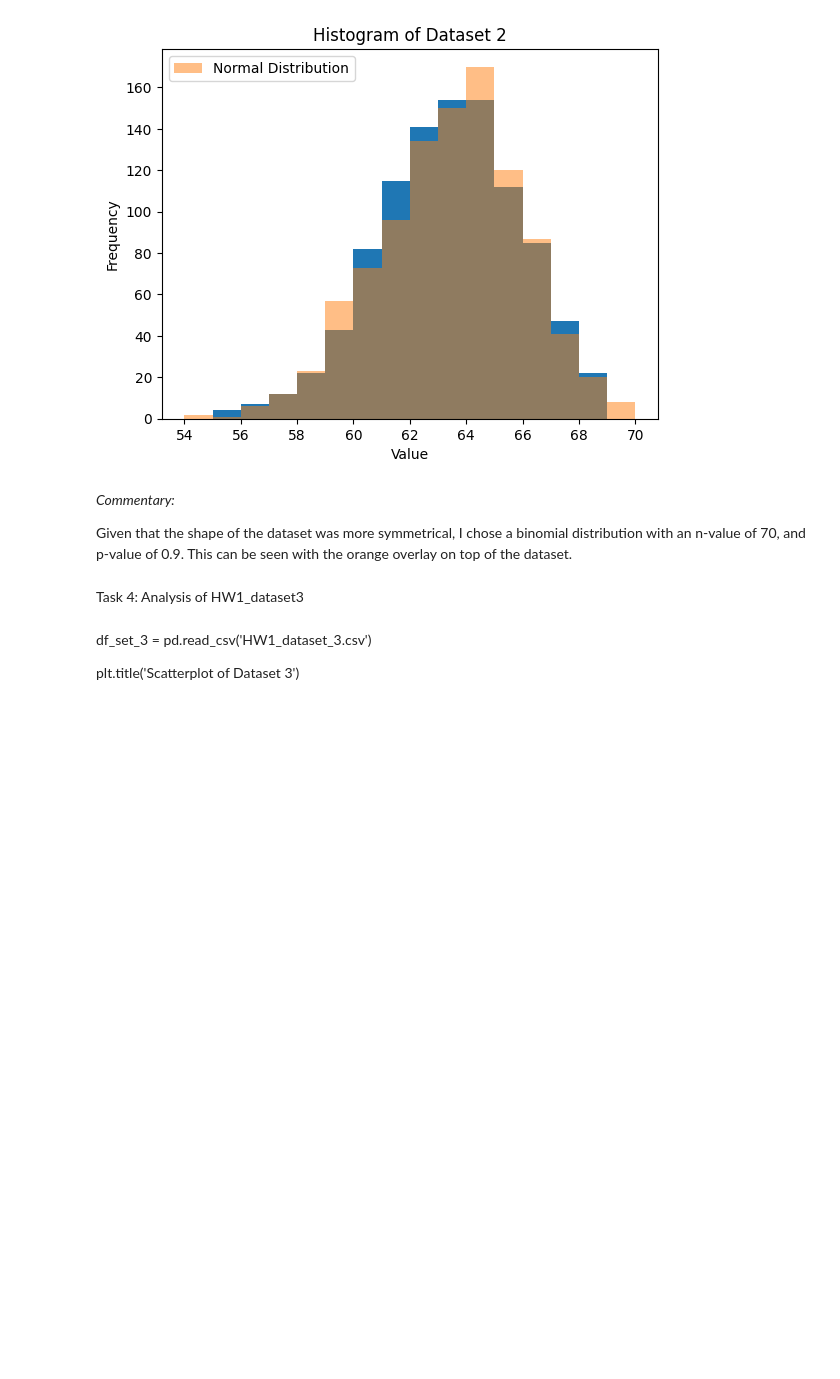
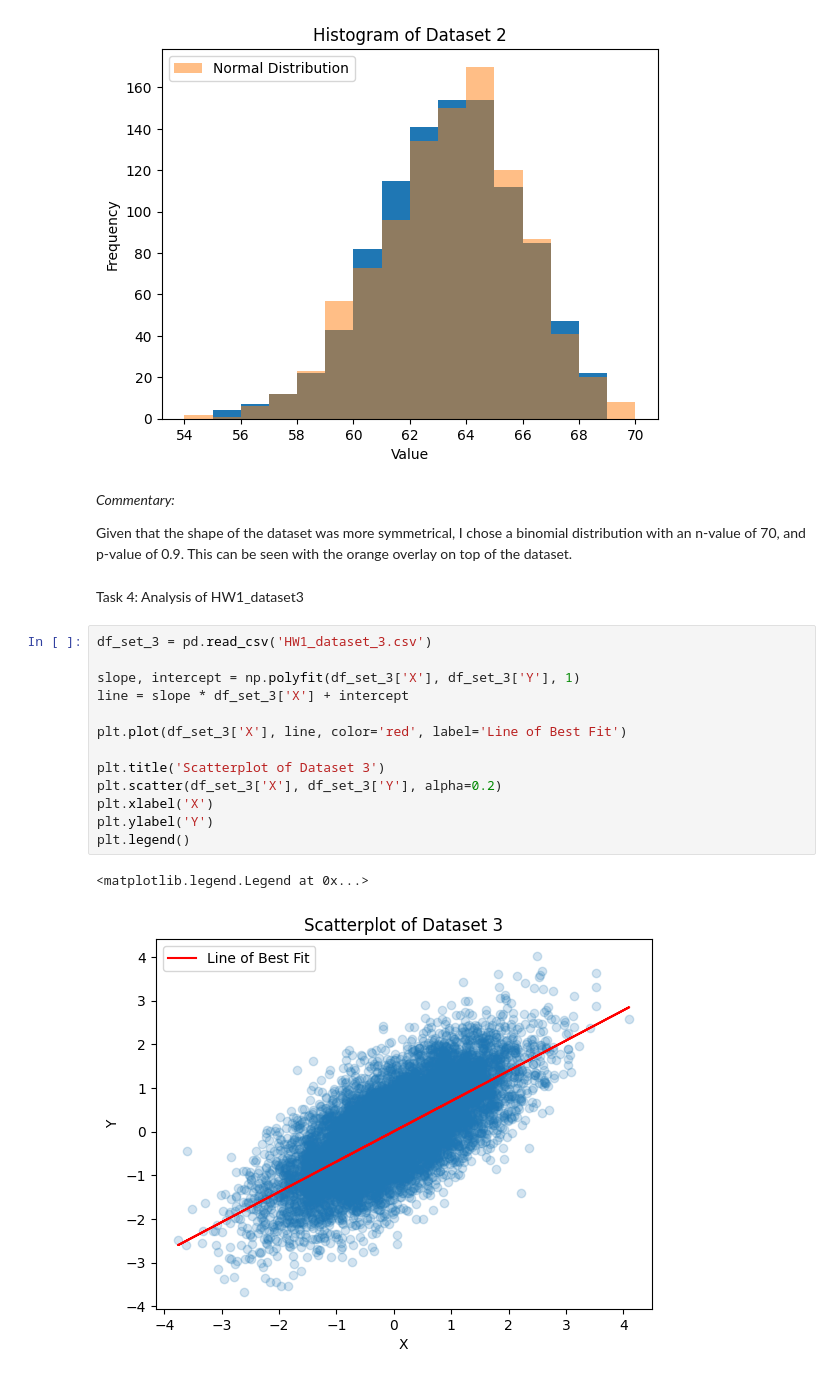
Before and after one commit to toriawlam/ds-3001, a Jupyter notebook: homework_1/homework_1.ipynb, the cells around one changed output. Cells and saved outputs as stored; diff of their text form; blank space fills up the shorter version.

```diff
--- a/homework_1/homework_1.ipynb
+++ b/homework_1/homework_1.ipynb
@@ -79,7 +79,19 @@ plt.legend()
 Given that the shape of the dataset was more symmetrical, I chose a binomial distribution with an n-value of 70, and p-value of 0.9. This can be seen with the orange overlay on top of the dataset.
 # %% [markdown]
 Task 4: Analysis of HW1_dataset3
-# %% [markdown]
-df_set_3 = pd.read_csv('HW1_dataset_3.csv')
-
-plt.title('Scatterplot of Dataset 3')
+# %%
+df_set_3 = pd.read_csv('HW1_dataset_3.csv')
+
+slope, intercept = np.polyfit(df_set_3['X'], df_set_3['Y'], 1)
+line = slope * df_set_3['X'] + intercept
+
+plt.plot(df_set_3['X'], line, color='red', label='Line of Best Fit')
+
+plt.title('Scatterplot of Dataset 3')
+plt.scatter(df_set_3['X'], df_set_3['Y'], alpha=0.2)
+plt.xlabel('X')
+plt.ylabel('Y')
+plt.legend()
+# %% [output]
+<matplotlib.legend.Legend at 0x...>
+[figure, added]
```
Also changed, not shown: 2 other files.
